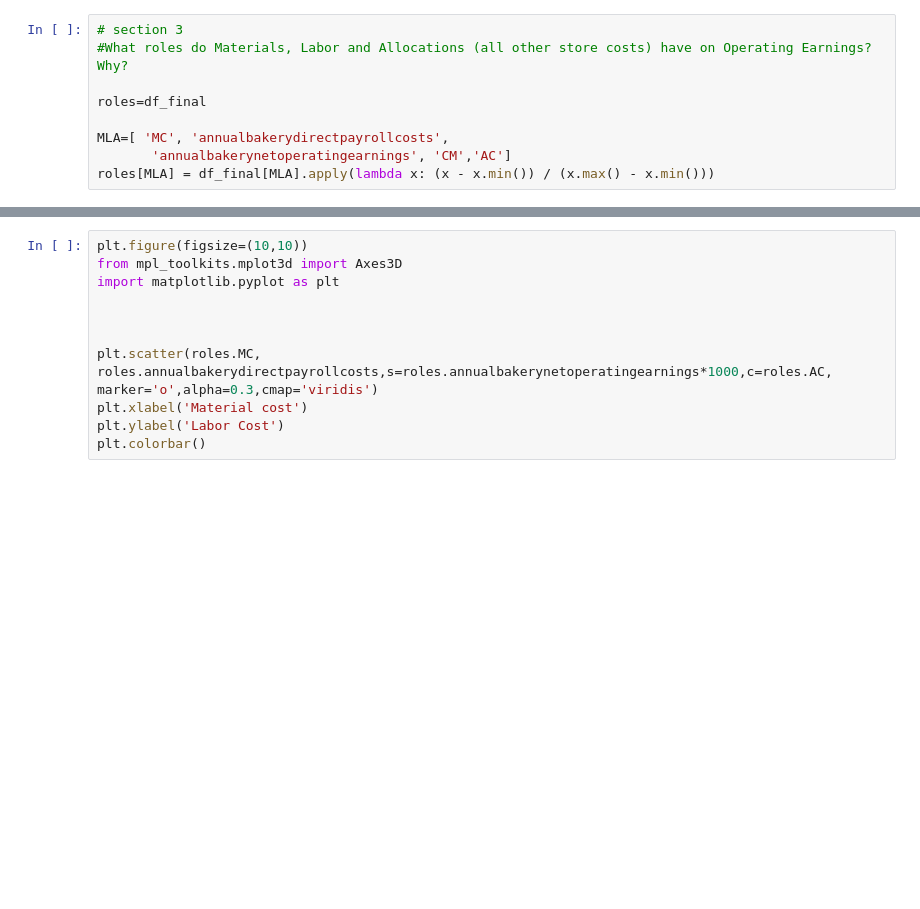
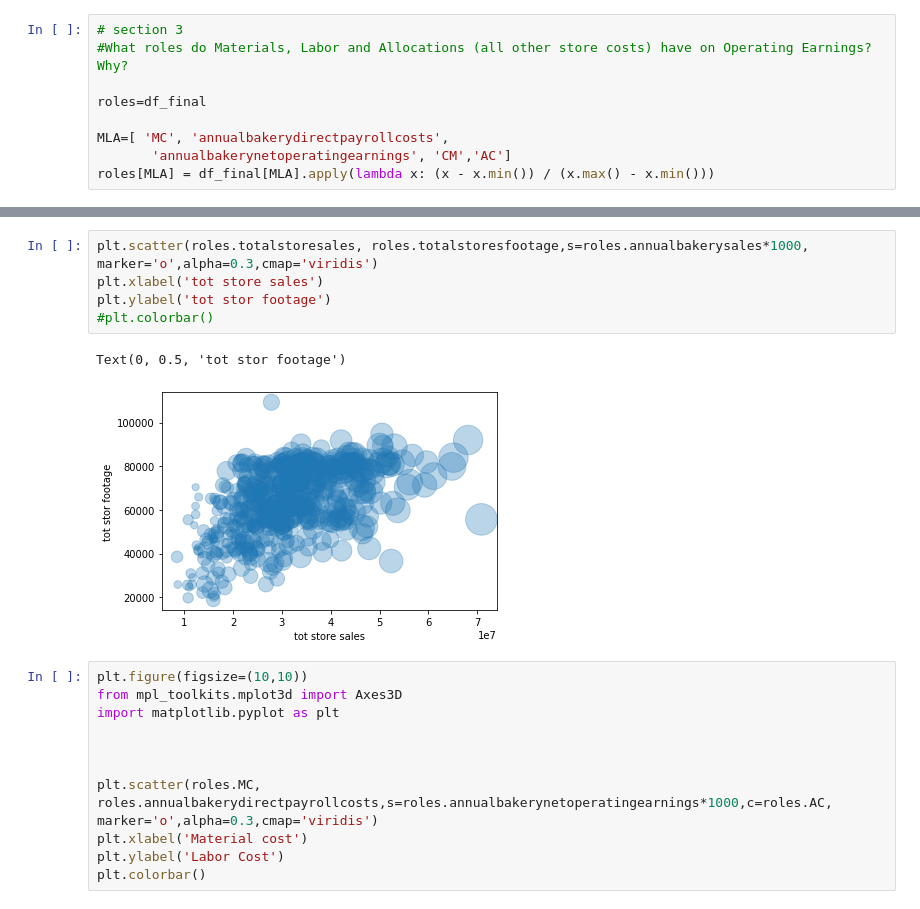
Before and after one commit to nitzmali/Kaggle, a Jupyter notebook: Food industry/EDA 2 +ML.ipynb, the cells around one changed output, grey strips where cells are left out. Saved outputs shown, nothing was run; the diff lists cells and outputs as text; blank space fills up the shorter version.

```diff
--- a/Food industry/EDA 2 +ML.ipynb
+++ b/Food industry/EDA 2 +ML.ipynb
@@ -301,3 +311,11 @@ roles[MLA] = df_final[MLA].apply(lambda x: (x - x.min()) / (x.max() - x.min()))
+# %%
+plt.scatter(roles.totalstoresales, roles.totalstoresfootage,s=roles.annualbakerysales*1000, marker='o',alpha=0.3,cmap='viridis')
+plt.xlabel('tot store sales')
+plt.ylabel('tot stor footage')
+#plt.colorbar()
+# %% [output]
+Text(0, 0.5, 'tot stor footage')
+[figure, added]
 # %%
 plt.figure(figsize=(10,10))
 from mpl_toolkits.mplot3d import Axes3D
```
Also changed, not shown: parts of 2 cells of this notebook, 1 other file.
